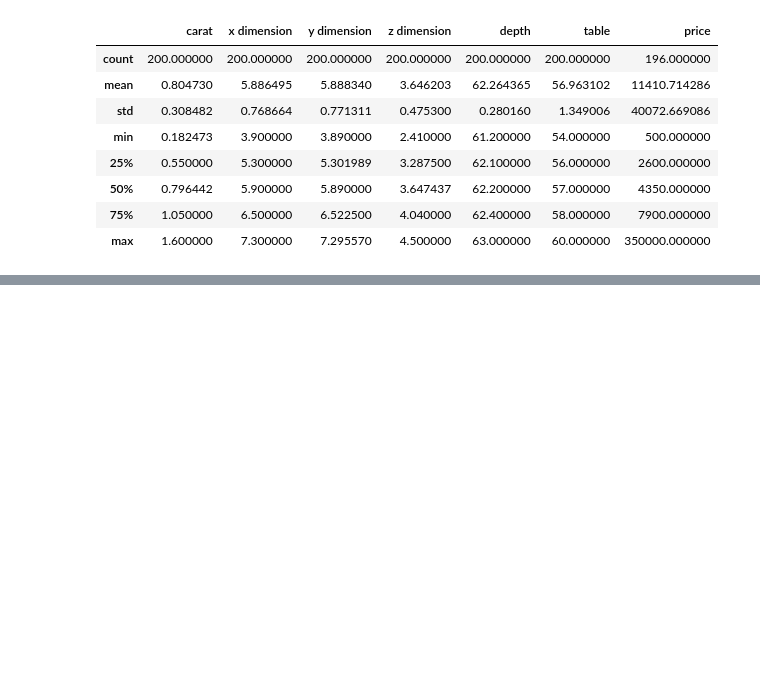
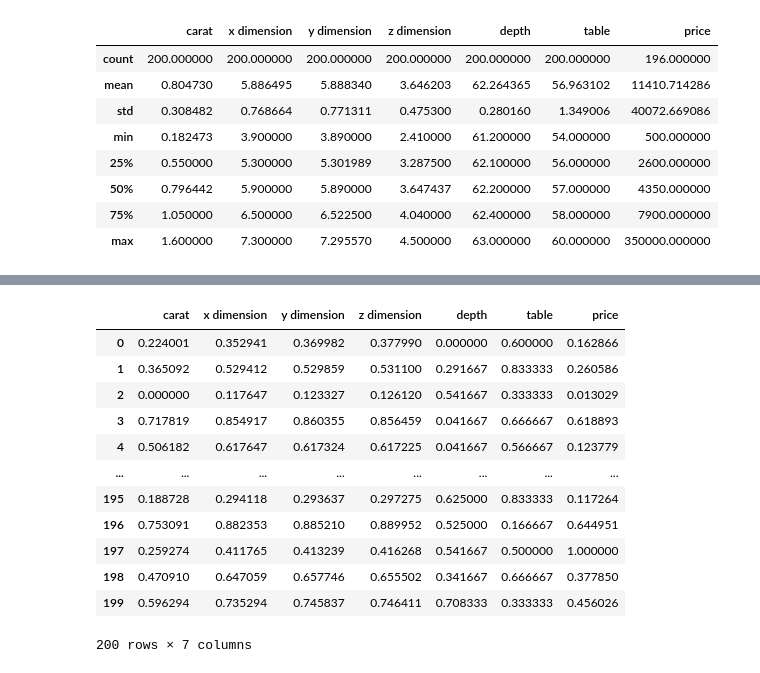
Before and after one commit to MateuszDurak/Projekt-PAD, a Jupyter notebook: analiza_i_czyszczenie.ipynb, the cells around one changed output, grey strips where cells are left out. Saved outputs shown, nothing was run; the diff lists cells and outputs as text; code cells hidden in the pictures; blank space fills up the shorter version.

```diff
--- a/analiza_i_czyszczenie.ipynb
+++ b/analiza_i_czyszczenie.ipynb
@@ -663,0 +569,27 @@ for column in categorical_columns:
+# %%
+numeric_columns = df.select_dtypes(include=['float64', 'int64']).columns
+
+
+min_max_scaler = MinMaxScaler()
+data_normalized = min_max_scaler.fit_transform(df[numeric_columns])
+data_normalized = pd.DataFrame(data_normalized, columns=numeric_columns)
+
+standard_scaler = StandardScaler()
+data_standardized = standard_scaler.fit_transform(df[numeric_columns])
+data_standardized = pd.DataFrame(data_standardized, columns=numeric_columns)
+
+display(data_normalized)
+# %% [output]
+|  | carat | x dimension | y dimension | z dimension | depth | table | price |
+| 0 | 0.224001 | 0.352941 | 0.369982 | 0.377990 | 0.000000 | 0.600000 | 0.162866 |
+| 1 | 0.365092 | 0.529412 | 0.529859 | 0.531100 | 0.291667 | 0.833333 | 0.260586 |
+| 2 | 0.000000 | 0.117647 | 0.123327 | 0.126120 | 0.541667 | 0.333333 | 0.013029 |
+| 3 | 0.717819 | 0.854917 | 0.860355 | 0.856459 | 0.041667 | 0.666667 | 0.618893 |
+| 4 | 0.506182 | 0.617647 | 0.617324 | 0.617225 | 0.041667 | 0.566667 | 0.123779 |
+| ... | ... | ... | ... | ... | ... | ... | ... |
+| 195 | 0.188728 | 0.294118 | 0.293637 | 0.297275 | 0.625000 | 0.833333 | 0.117264 |
+| 196 | 0.753091 | 0.882353 | 0.885210 | 0.889952 | 0.525000 | 0.166667 | 0.644951 |
+| 197 | 0.259274 | 0.411765 | 0.413239 | 0.416268 | 0.541667 | 0.500000 | 1.000000 |
+| 198 | 0.470910 | 0.647059 | 0.657746 | 0.655502 | 0.341667 | 0.666667 | 0.377850 |
+| 199 | 0.596294 | 0.735294 | 0.745837 | 0.746411 | 0.708333 | 0.333333 | 0.456026 |
+200 rows × 7 columns
```
Also changed, not shown: parts of 28 cells of this notebook.
